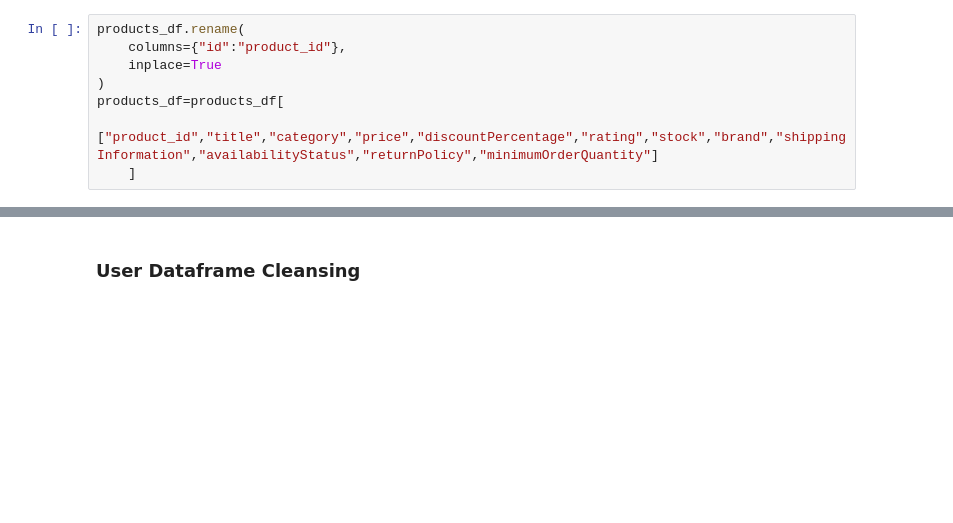
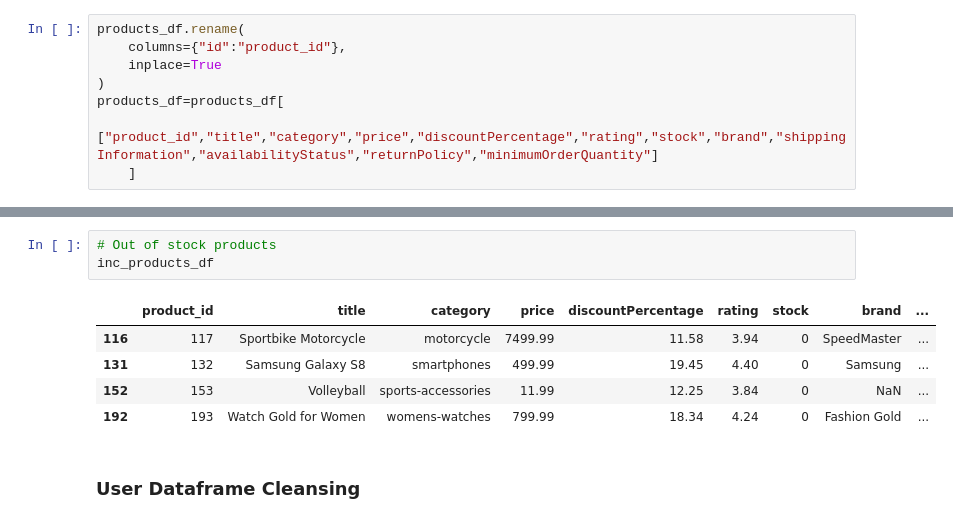
Before and after one commit to DioS96/sales-data-analysis, a Jupyter notebook: dummy_json_analysis_visualization.ipynb, the cells around one changed output, grey strips where cells are left out. Saved outputs shown, nothing was run; the diff lists cells and outputs as text; blank space fills up the shorter version.

```diff
--- a/dummy_json_analysis_visualization.ipynb
+++ b/dummy_json_analysis_visualization.ipynb
@@ -78,3 +176,12 @@ products_df, inc_products_df=inconsistent_values(products_df)
+# %%
+# Out of stock products
+inc_products_df
+# %% [output]
+|  | product_id | title | category | price | discountPercentage | rating | stock | brand | ... |
+| 116 | 117 | Sportbike Motorcycle | motorcycle | 7499.99 | 11.58 | 3.94 | 0 | SpeedMaster | ... |
+| 131 | 132 | Samsung Galaxy S8 | smartphones | 499.99 | 19.45 | 4.40 | 0 | Samsung | ... |
+| 152 | 153 | Volleyball | sports-accessories | 11.99 | 12.25 | 3.84 | 0 | NaN | ... |
+| 192 | 193 | Watch Gold for Women | womens-watches | 799.99 | 18.34 | 4.24 | 0 | Fashion Gold | ... |
 # %% [markdown]
 ### User Dataframe Cleansing
 # %%
```
Also changed, not shown: parts of 30 cells of this notebook.
